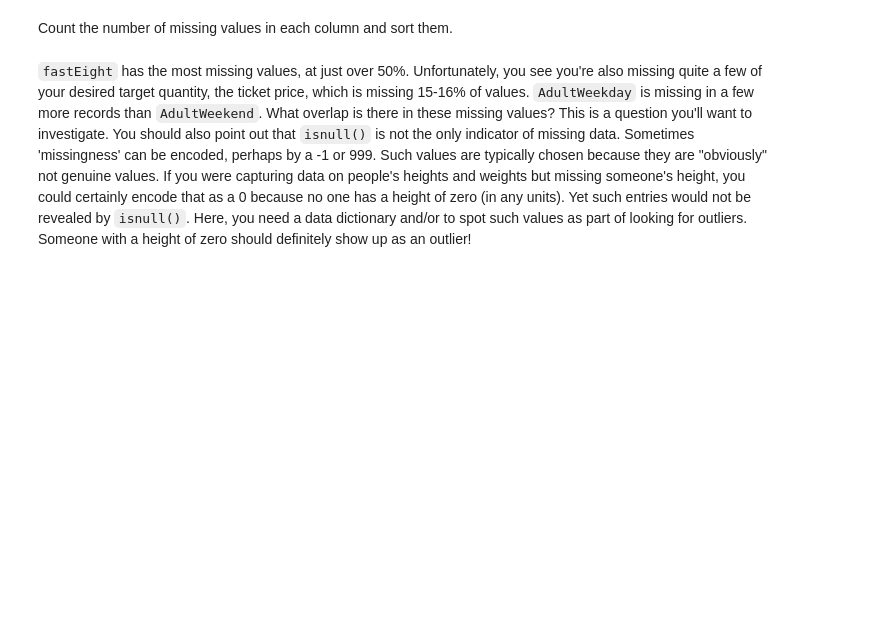
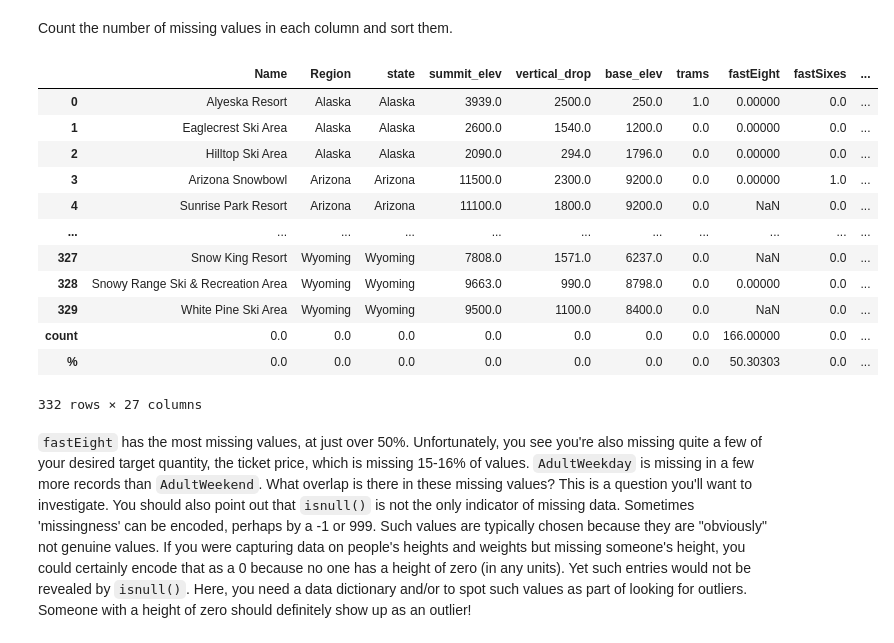
Before and after one commit to JackCWolf/DataScienceGuidedCapstone, a Jupyter notebook: Notebooks/02_data_wrangling.ipynb, the cells around one changed output. Saved outputs shown, nothing was run; the diff lists cells and outputs as text; code cells hidden in the pictures; blank space fills up the shorter version.

```diff
--- a/Notebooks/02_data_wrangling.ipynb
+++ b/Notebooks/02_data_wrangling.ipynb
@@ -123,12 +165,30 @@ Count the number of missing values in each column and sort them.
 # %%
 #Code task 5#
 #Count (using `.sum()`) the number of missing values (`.isnull()`) in each column of
 #ski_data as well as the percentages (using `.mean()` instead of `.sum()`).
 #Order them (increasing or decreasing) using sort_values
 #Call `pd.concat` to present these in a single table (DataFrame) with the helpful column names 'count' and '%'
-missing = ___([ski_data.___.___, 100 * ski_data.___.___], axis=1)
-missing.columns=[___, ___]
-missing.___(by=___)
+missing = pd.DataFrame([ski_data.isnull().sum(), 100 * ski_data.isnull().mean()])
+missing = missing.transpose()
+missing.columns=['count', '%']
+missing = missing.sort_values('%')
+missing = missing.transpose()
+ski_data = pd.concat([ski_data,missing])
+ski_data
+# %% [output]
+|  | Name | Region | state | summit_elev | vertical_drop | base_elev | trams | fastEight | fastSixes | ... |
+| 0 | Alyeska Resort | Alaska | Alaska | 3939.0 | 2500.0 | 250.0 | 1.0 | 0.00000 | 0.0 | ... |
+| 1 | Eaglecrest Ski Area | Alaska | Alaska | 2600.0 | 1540.0 | 1200.0 | 0.0 | 0.00000 | 0.0 | ... |
+| 2 | Hilltop Ski Area | Alaska | Alaska | 2090.0 | 294.0 | 1796.0 | 0.0 | 0.00000 | 0.0 | ... |
+| 3 | Arizona Snowbowl | Arizona | Arizona | 11500.0 | 2300.0 | 9200.0 | 0.0 | 0.00000 | 1.0 | ... |
+| 4 | Sunrise Park Resort | Arizona | Arizona | 11100.0 | 1800.0 | 9200.0 | 0.0 | NaN | 0.0 | ... |
+| ... | ... | ... | ... | ... | ... | ... | ... | ... | ... | ... |
+| 327 | Snow King Resort | Wyoming | Wyoming | 7808.0 | 1571.0 | 6237.0 | 0.0 | NaN | 0.0 | ... |
+| 328 | Snowy Range Ski & Recreation Area | Wyoming | Wyoming | 9663.0 | 990.0 | 8798.0 | 0.0 | 0.00000 | 0.0 | ... |
+| 329 | White Pine Ski Area | Wyoming | Wyoming | 9500.0 | 1100.0 | 8400.0 | 0.0 | NaN | 0.0 | ... |
+| count | 0.0 | 0.0 | 0.0 | 0.0 | 0.0 | 0.0 | 0.0 | 166.00000 | 0.0 | ... |
+| % | 0.0 | 0.0 | 0.0 | 0.0 | 0.0 | 0.0 | 0.0 | 50.30303 | 0.0 | ... |
+332 rows × 27 columns
 # %% [markdown]
 `fastEight` has the most missing values, at just over 50%. Unfortunately, you see you're also missing quite a few of your desired target quantity, the ticket price, which is missing 15-16% of values. `AdultWeekday` is missing in a few more records than `AdultWeekend`. What overlap is there in these missing values? This is a question you'll want to investigate. You should also point out that `isnull()` is not the only indicator of missing data. Sometimes 'missingness' can be encoded, perhaps by a -1 or 999. Such values are typically chosen because they are "obviously" not genuine values. If you were capturing data on people's heights and weights but missing someone's height, you could certainly encode that as a 0 because no one has a height of zero (in any units). Yet such entries would not be revealed by `isnull()`. Here, you need a data dictionary and/or to spot such values as part of looking for outliers. Someone with a height of zero should definitely show up as an outlier!
 # %% [markdown]
```
Also changed, not shown: parts of 4 cells of this notebook.
